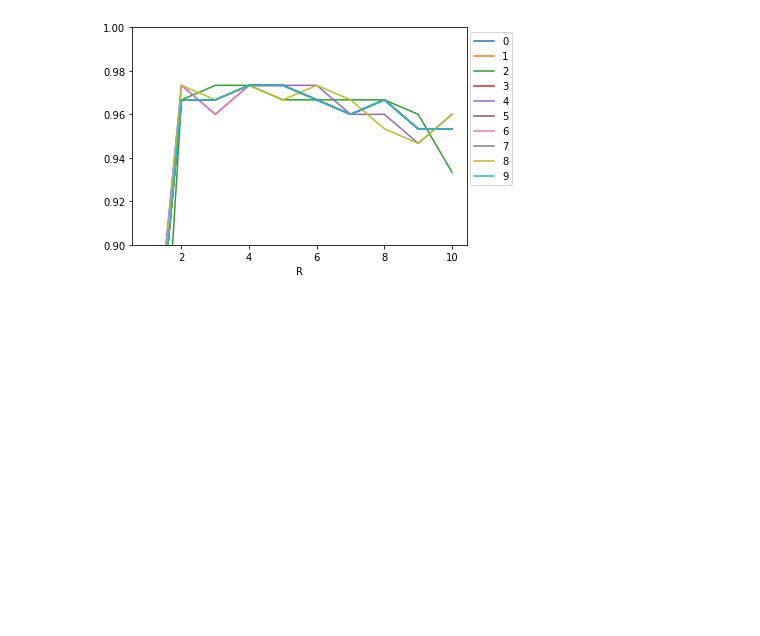
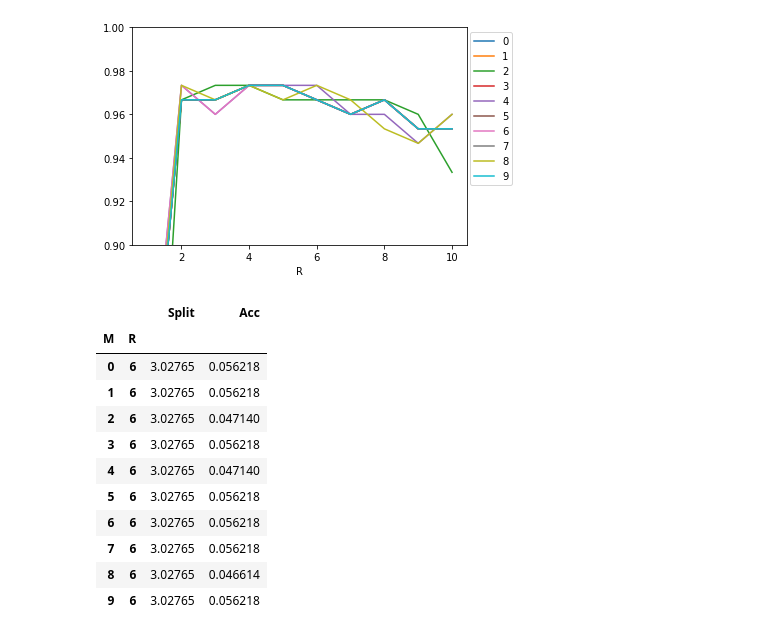
Before and after one commit to HERO-Kwon/MILab, a Jupyter notebook: 180529_TER/Untitled5.ipynb, the cells around one changed output. Cells and saved outputs as stored; diff of their text form; code cells hidden in the pictures; blank space fills up the shorter version.

```diff
--- a/180529_TER/Untitled5.ipynb
+++ b/180529_TER/Untitled5.ipynb
@@ -1217,3 +1217,18 @@ plt.legend(bbox_to_anchor=(1.15, 1))
 # %% [output]
 <matplotlib.legend.Legend at 0x...>
 [figure]
+# %%
+acc_MR[acc_MR.R==6].groupby(['M','R']).std()
+# %% [output]
+|  |  | Split | Acc |
+| M | R |  |  |
+| 0 | 6 | 3.02765 | 0.056218 |
+| 1 | 6 | 3.02765 | 0.056218 |
+| 2 | 6 | 3.02765 | 0.047140 |
+| 3 | 6 | 3.02765 | 0.056218 |
+| 4 | 6 | 3.02765 | 0.047140 |
+| 5 | 6 | 3.02765 | 0.056218 |
+| 6 | 6 | 3.02765 | 0.056218 |
+| 7 | 6 | 3.02765 | 0.056218 |
+| 8 | 6 | 3.02765 | 0.046614 |
+| 9 | 6 | 3.02765 | 0.056218 |
```
